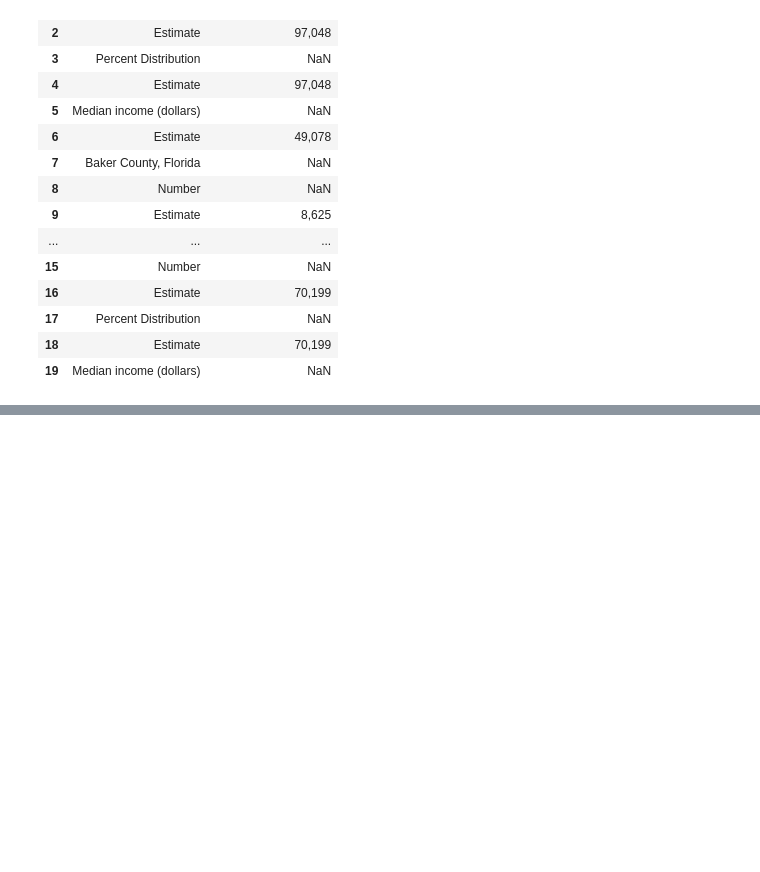
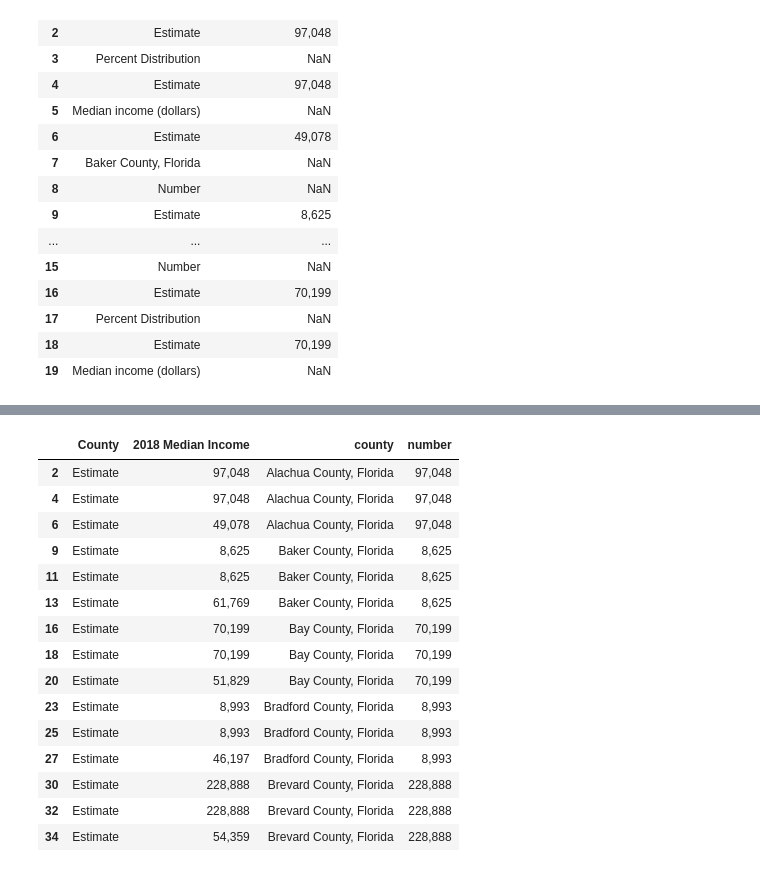
Before and after one commit to rune-encoder/Project-1, a Jupyter notebook: notebooks/individual_work/bryce_exploration/Data Cleaning/FL_County_Income_Cleaned.ipynb, the cells around one changed output, grey strips where cells are left out. Saved outputs shown, nothing was run; the diff lists cells and outputs as text; code cells hidden in the pictures; blank space fills up the shorter version.

Commit message:
Florida income data

```diff
--- a/notebooks/individual_work/bryce_exploration/Data Cleaning/FL_County_Income_Cleaned.ipynb
+++ b/notebooks/individual_work/bryce_exploration/Data Cleaning/FL_County_Income_Cleaned.ipynb
@@ -5,8 +5,8 @@ import datetime as dt
 import numpy as np
 # %%
 #Import Raw Median Income by County data
-fl_raw_18_df = pd.read_csv(Path("../../../../data/raw_data/ACSST5Y2018.S1903-2024-09-04T005331.csv"))
-fl_raw_19_df = pd.read_csv(Path("../../../../data/raw_data/ACSST5Y2019.S1903-2024-09-04T005419.csv"))
-fl_raw_20_df = pd.read_csv(Path("../../../../data/raw_data/ACSST5Y2020.S1903-2024-09-04T005442.csv"))
-fl_raw_21_df = pd.read_csv(Path("../../../../data/raw_data/ACSST5Y2021.S1903-2024-09-04T005457.csv"))
+fl_raw_18_df = pd.read_csv(Path("../../../../data/raw_data/median_income/ACSST5Y2018.S1903-2024-09-04T005331.csv"))
+fl_raw_19_df = pd.read_csv(Path("../../../../data/raw_data/median_income/ACSST5Y2019.S1903-2024-09-04T005419.csv"))
+fl_raw_20_df = pd.read_csv(Path("../../../../data/raw_data/median_income/ACSST5Y2020.S1903-2024-09-04T005442.csv"))
+fl_raw_21_df = pd.read_csv(Path("../../../../data/raw_data/median_income/ACSST5Y2021.S1903-2024-09-04T005457.csv"))
 # %% [markdown]
@@ -69,0 +55,9 @@ rows_delete_10 = [1:4,8:11,15:18,22:25,29:32,36:39,43:46,50:53,57:60,64:67,71:74
+# %%
+#Moving County names
+fl_18_df['county'] = fl_18_df['County'].where(fl_18_df['County'].str.contains('County'))
+
+fl_18_df['county'] = fl_18_df['county'].ffill()
+
+fl_18_df = fl_18_df.loc[~fl_18_df['County'].str.contains('County')]
+
+fl_18_df.head(15)
@@ -69,0 +81,11 @@ rows_delete_10 = [1:4,8:11,15:18,22:25,29:32,36:39,43:46,50:53,57:60,64:67,71:74
+# %%
+#Moving values
+filter_number = fl_18_df["County"].str.contains("Number")
+
+filter_num_true = filter_number.loc[filter_number].index
+
+filter_num_plus = filter_number.loc[filter_number].index+1
+
+value = fl_18_df.loc[filter_num_plus,["2018 Median Income"]]
+
+fl_18_df.head(15)
@@ -69,0 +109,28 @@ rows_delete_10 = [1:4,8:11,15:18,22:25,29:32,36:39,43:46,50:53,57:60,64:67,71:74
+# %%
+#Moving Median Income Values
+fl_18_df['number'] = fl_18_df["2018 Median Income"].where(fl_18_df.index.isin(filter_num_plus))
+
+fl_18_df['number'] = fl_18_df['number'].ffill()
+
+#fl_18_df = fl_18_df.loc[~fl_18_df['2018 Median Income']== np.nan]
+
+fl_18_df = fl_18_df.loc[~fl_18_df['2018 Median Income'].isnull()]
+
+fl_18_df.head(15)
+# %% [output]
+|  | County | 2018 Median Income | county | number |
+| 2 | Estimate | 97,048 | Alachua County, Florida | 97,048 |
+| 4 | Estimate | 97,048 | Alachua County, Florida | 97,048 |
+| 6 | Estimate | 49,078 | Alachua County, Florida | 97,048 |
+| 9 | Estimate | 8,625 | Baker County, Florida | 8,625 |
+| 11 | Estimate | 8,625 | Baker County, Florida | 8,625 |
+| 13 | Estimate | 61,769 | Baker County, Florida | 8,625 |
+| 16 | Estimate | 70,199 | Bay County, Florida | 70,199 |
+| 18 | Estimate | 70,199 | Bay County, Florida | 70,199 |
+| 20 | Estimate | 51,829 | Bay County, Florida | 70,199 |
+| 23 | Estimate | 8,993 | Bradford County, Florida | 8,993 |
+| 25 | Estimate | 8,993 | Bradford County, Florida | 8,993 |
+| 27 | Estimate | 46,197 | Bradford County, Florida | 8,993 |
+| 30 | Estimate | 228,888 | Brevard County, Florida | 228,888 |
+| 32 | Estimate | 228,888 | Brevard County, Florida | 228,888 |
+| 34 | Estimate | 54,359 | Brevard County, Florida | 228,888 |
```
Also changed, not shown: parts of 25 cells of this notebook, 3 other files.
